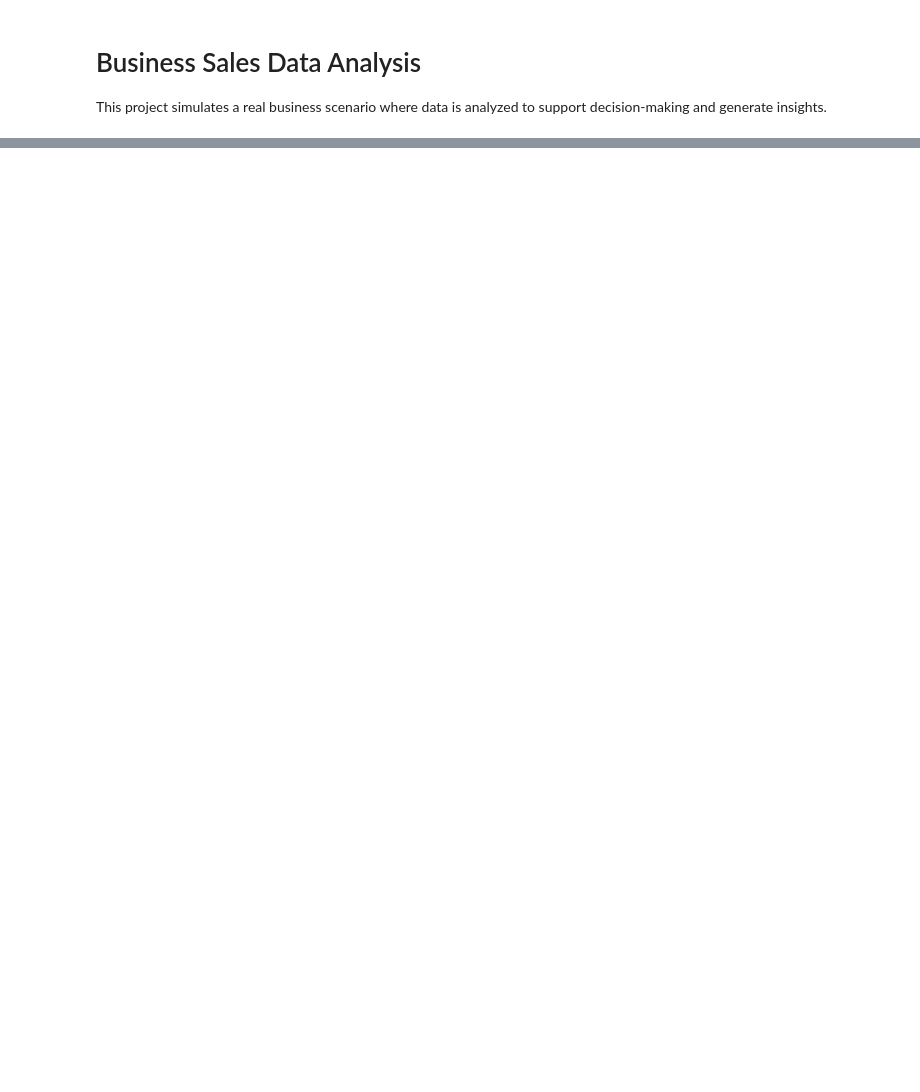
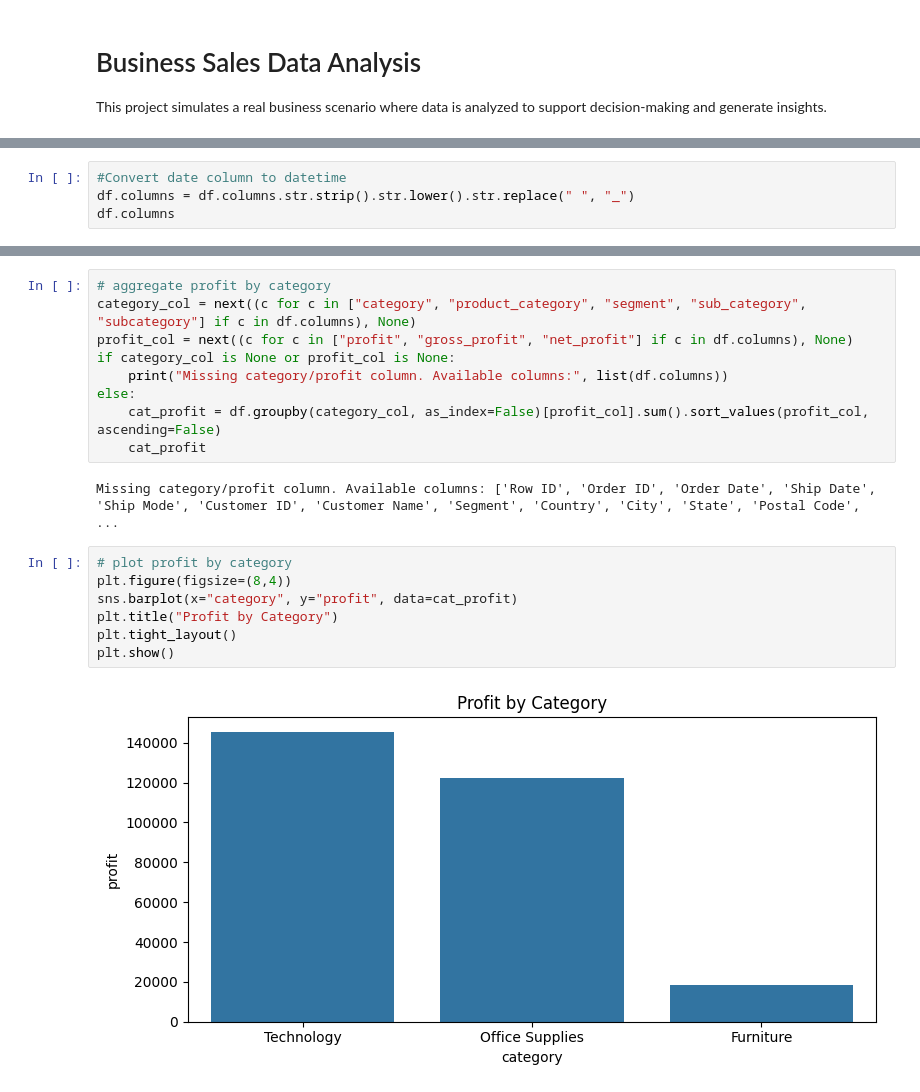
Before and after one commit to andrezzacosta18/business-data-analysis, a Jupyter notebook: notebooks/business_analysis.ipynb, the cells around one changed output, grey strips where cells are left out. Cells and saved outputs as stored; diff of their text form; blank space fills up the shorter version.

Commit message:
data cleaning, KPI analysis and business insights added

```diff
--- a/notebooks/business_analysis.ipynb
+++ b/notebooks/business_analysis.ipynb
@@ -15,0 +60,4 @@ ModuleNotFoundError: No module named 'pandas'
+# %%
+#Convert date column to datetime
+df.columns = df.columns.str.strip().str.lower().str.replace(" ", "_")
+df.columns
@@ -15,0 +156,20 @@ ModuleNotFoundError: No module named 'pandas'
+# %%
+# aggregate profit by category
+category_col = next((c for c in ["category", "product_category", "segment", "sub_category", "subcategory"] if c in df.columns), None)
+profit_col = next((c for c in ["profit", "gross_profit", "net_profit"] if c in df.columns), None)
+if category_col is None or profit_col is None:
+    print("Missing category/profit column. Available columns:", list(df.columns))
+else:
+    cat_profit = df.groupby(category_col, as_index=False)[profit_col].sum().sort_values(profit_col, ascending=False)
+    cat_profit
+# %% [output]
+Missing category/profit column. Available columns: ['Row ID', 'Order ID', 'Order Date', 'Ship Date', 'Ship Mode', 'Customer ID', 'Customer Name', 'Segment', 'Country', 'City', 'State', 'Postal Code',  ...
+# %%
+# plot profit by category
+plt.figure(figsize=(8,4))
+sns.barplot(x="category", y="profit", data=cat_profit)
+plt.title("Profit by Category")
+plt.tight_layout()
+plt.show()
+# %% [output]
+[figure, added]
```
Also changed, not shown: parts of 19 cells of this notebook.
